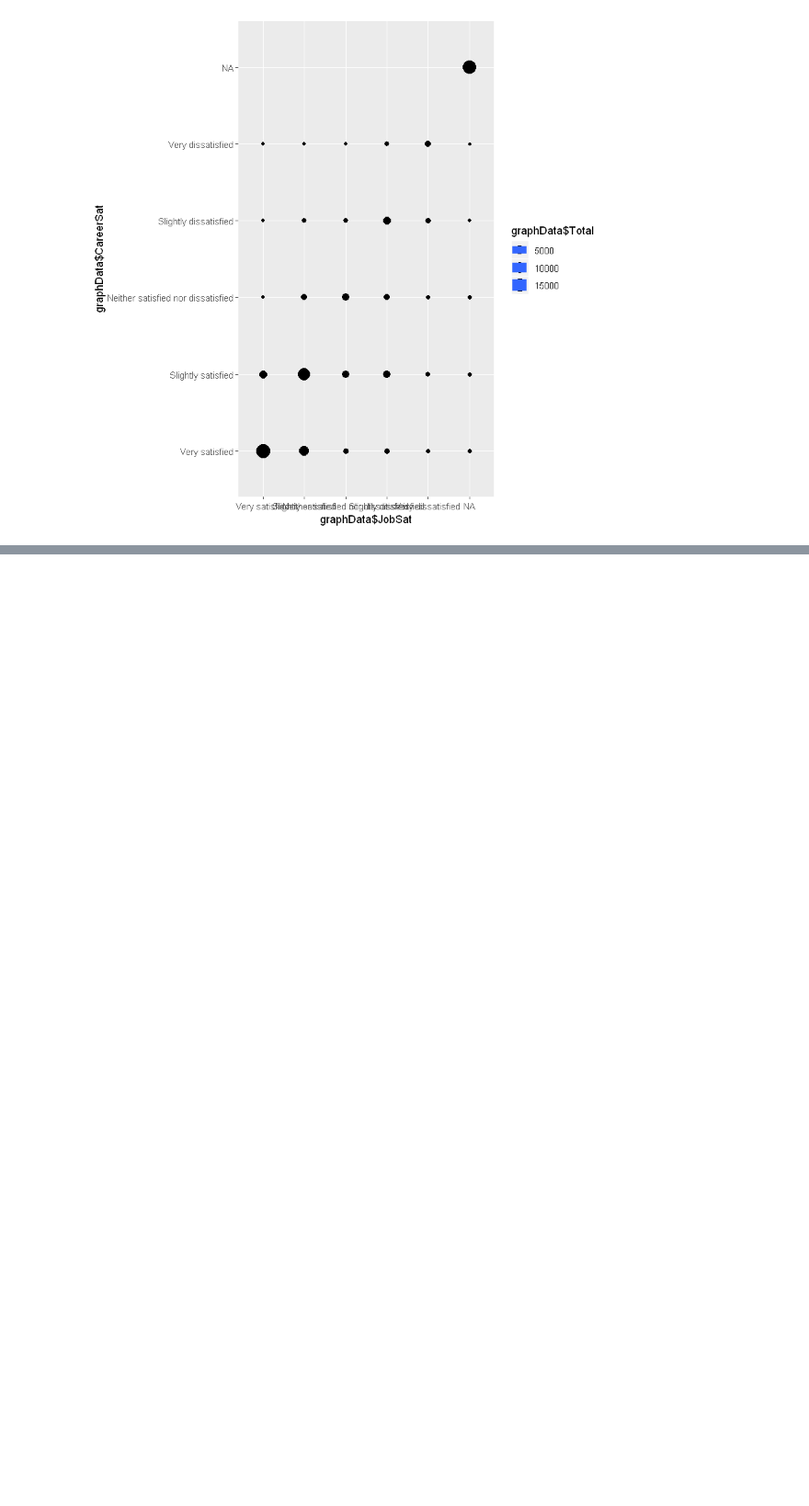
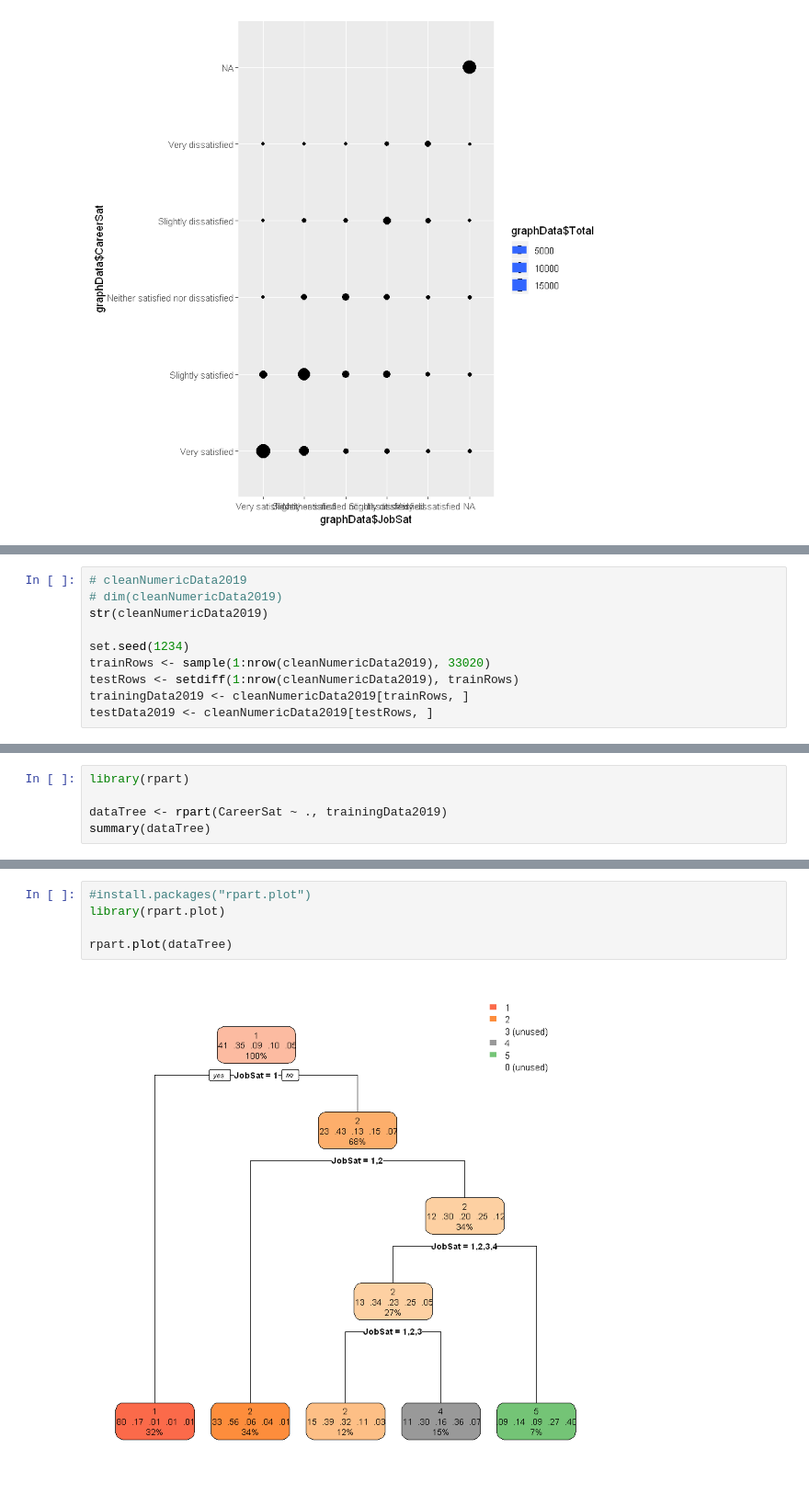
Before and after one commit to kuceriklukas/big-data-project, a Jupyter notebook: Workflow_Clean_Data.ipynb, the cells around one changed output, grey strips where cells are left out. Shown: that part at 92% size. Drawn from its saved outputs; the diff is of its cells as text; blank space fills up the shorter version.

```diff
--- a/Workflow_Clean_Data.ipynb
+++ b/Workflow_Clean_Data.ipynb
@@ -124,0 +277,10 @@ ggplot(data = graphData, mapping = aes(x = graphData$JobSat, y = graphData$Caree
+# %%
+# cleanNumericData2019
+# dim(cleanNumericData2019)
+str(cleanNumericData2019)
+
+set.seed(1234)
+trainRows <- sample(1:nrow(cleanNumericData2019), 33020)
+testRows <- setdiff(1:nrow(cleanNumericData2019), trainRows)
+trainingData2019 <- cleanNumericData2019[trainRows, ]
+testData2019 <- cleanNumericData2019[testRows, ]
@@ -124,0 +295,5 @@ ggplot(data = graphData, mapping = aes(x = graphData$JobSat, y = graphData$Caree
+# %%
+library(rpart)
+
+dataTree <- rpart(CareerSat ~ ., trainingData2019)
+summary(dataTree)
@@ -124,0 +318,7 @@ ggplot(data = graphData, mapping = aes(x = graphData$JobSat, y = graphData$Caree
+# %%
+#install.packages("rpart.plot")
+library(rpart.plot)
+
+rpart.plot(dataTree)
+# %% [output]
+[figure, added]
```
Also changed, not shown: parts of 17 cells of this notebook.
